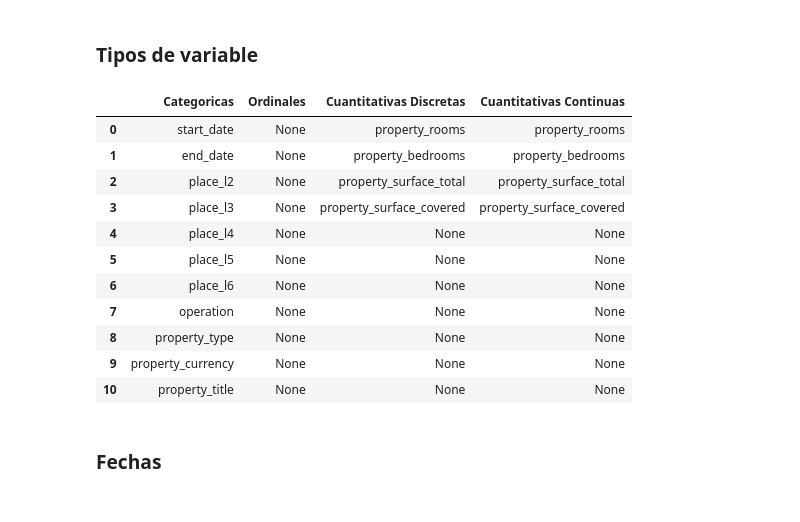
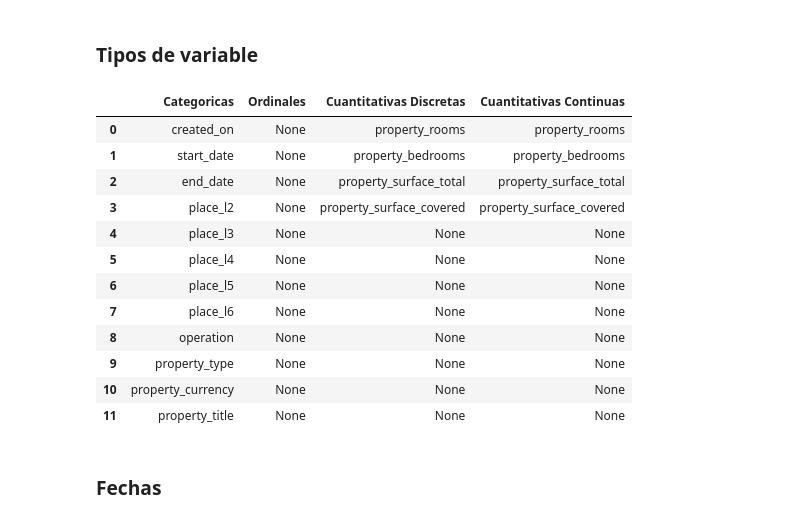
Before and after one commit to Naza26/7506R-2C2022-GRUPO01, a Jupyter notebook: 7506R_TP1_GRUPO1_ENTREGA.ipynb, the cells around one changed output. Saved outputs shown, nothing was run; the diff lists cells and outputs as text; code cells hidden in the pictures.

```diff
--- a/7506R_TP1_GRUPO1_ENTREGA.ipynb
+++ b/7506R_TP1_GRUPO1_ENTREGA.ipynb
@@ -215,28 +234,29 @@ Analizando los tipos de dato de los campos:
 # %% [markdown]
 ### Tipos de variable
 # %%
-categoricas = ['start_date', 'end_date', 'place_l2', 'place_l3', 'place_l4', 'place_l5', 'place_l6', 'operation', 'property_type', 'property_currency', 'property_title']
-cuantitativas_discretas = ['property_rooms', 'property_bedrooms', 'property_surface_total', 'property_surface_covered', None, None, None, None, None, None, None]
-cuantitativas_continuas = ['latitud', 'longitud', None, None, None, None, None, None, None, None, None]
-ordinales = [None, None, None, None, None, None, None, None, None, None, None,]
+categoricas = ['created_on','start_date', 'end_date', 'place_l2', 'place_l3', 'place_l4', 'place_l5', 'place_l6', 'operation', 'property_type', 'property_currency', 'property_title']
+cuantitativas_discretas = ['property_rooms', 'property_bedrooms', 'property_surface_total', 'property_surface_covered', None, None, None, None, None, None, None, None]
+cuantitativas_continuas = ['latitud', 'longitud','property_price', None, None, None, None, None, None, None, None, None]
+ordinales = [None, None, None, None, None, None, None, None, None, None, None, None]
 tipos_de_variable = {'Categoricas': categoricas, 'Ordinales': ordinales, 'Cuantitativas Discretas': cuantitativas_discretas, 'Cuantitativas Continuas': cuantitativas_discretas}
 
 cuantitativas = cuantitativas_discretas + cuantitativas_continuas
 
 pd.DataFrame(tipos_de_variable)
 # %% [output]
 |  | Categoricas | Ordinales | Cuantitativas Discretas | Cuantitativas Continuas |
-| 0 | start_date | None | property_rooms | property_rooms |
-| 1 | end_date | None | property_bedrooms | property_bedrooms |
-| 2 | place_l2 | None | property_surface_total | property_surface_total |
-| 3 | place_l3 | None | property_surface_covered | property_surface_covered |
-| 4 | place_l4 | None | None | None |
-| 5 | place_l5 | None | None | None |
-| 6 | place_l6 | None | None | None |
-| 7 | operation | None | None | None |
-| 8 | property_type | None | None | None |
-| 9 | property_currency | None | None | None |
-| 10 | property_title | None | None | None |
+| 0 | created_on | None | property_rooms | property_rooms |
+| 1 | start_date | None | property_bedrooms | property_bedrooms |
+| 2 | end_date | None | property_surface_total | property_surface_total |
+| 3 | place_l2 | None | property_surface_covered | property_surface_covered |
+| 4 | place_l3 | None | None | None |
+| 5 | place_l4 | None | None | None |
+| 6 | place_l5 | None | None | None |
+| 7 | place_l6 | None | None | None |
+| 8 | operation | None | None | None |
+| 9 | property_type | None | None | None |
+| 10 | property_currency | None | None | None |
+| 11 | property_title | None | None | None |
 # %% [markdown]
 ### Fechas
 # %%
```
Also changed, not shown: parts of 36 cells of this notebook.
